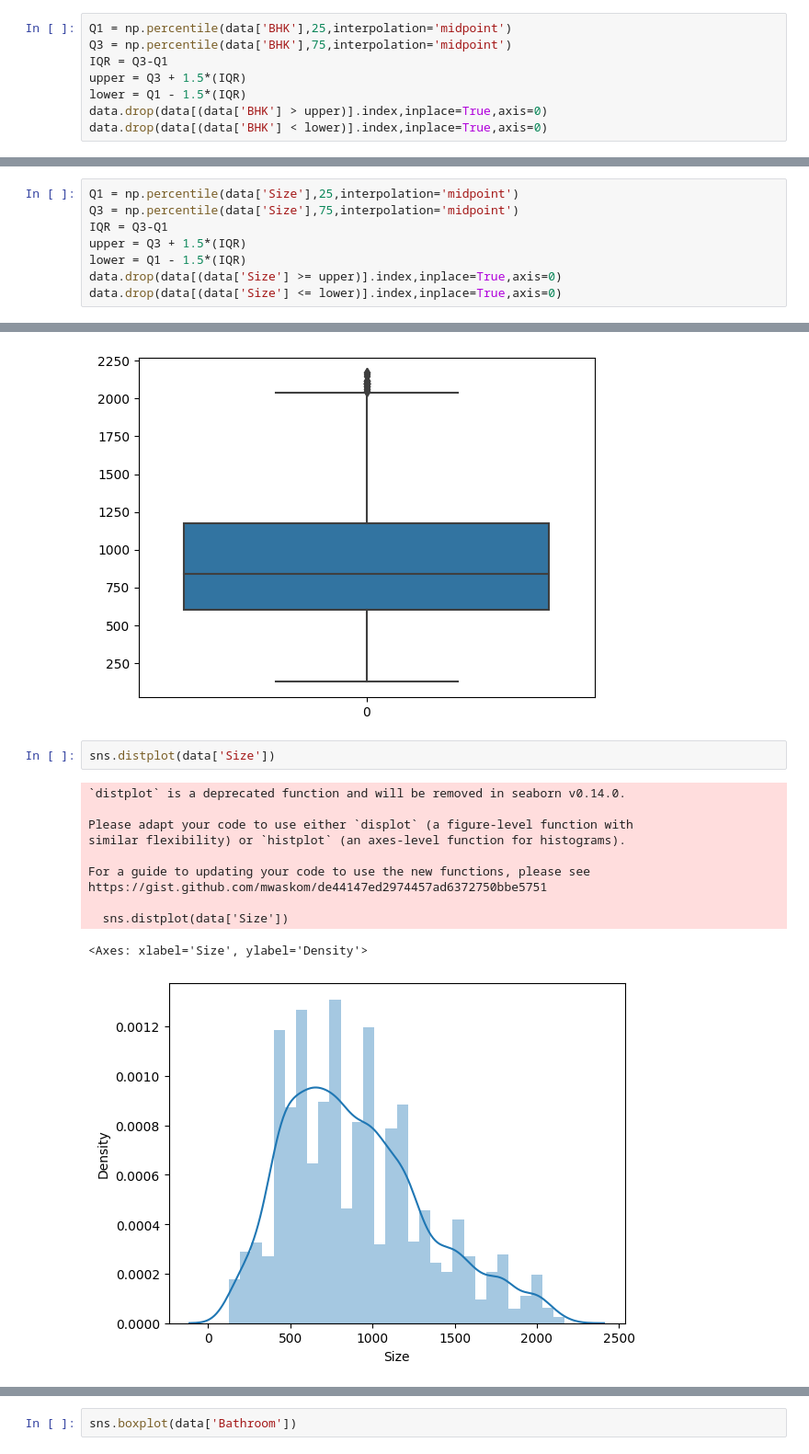
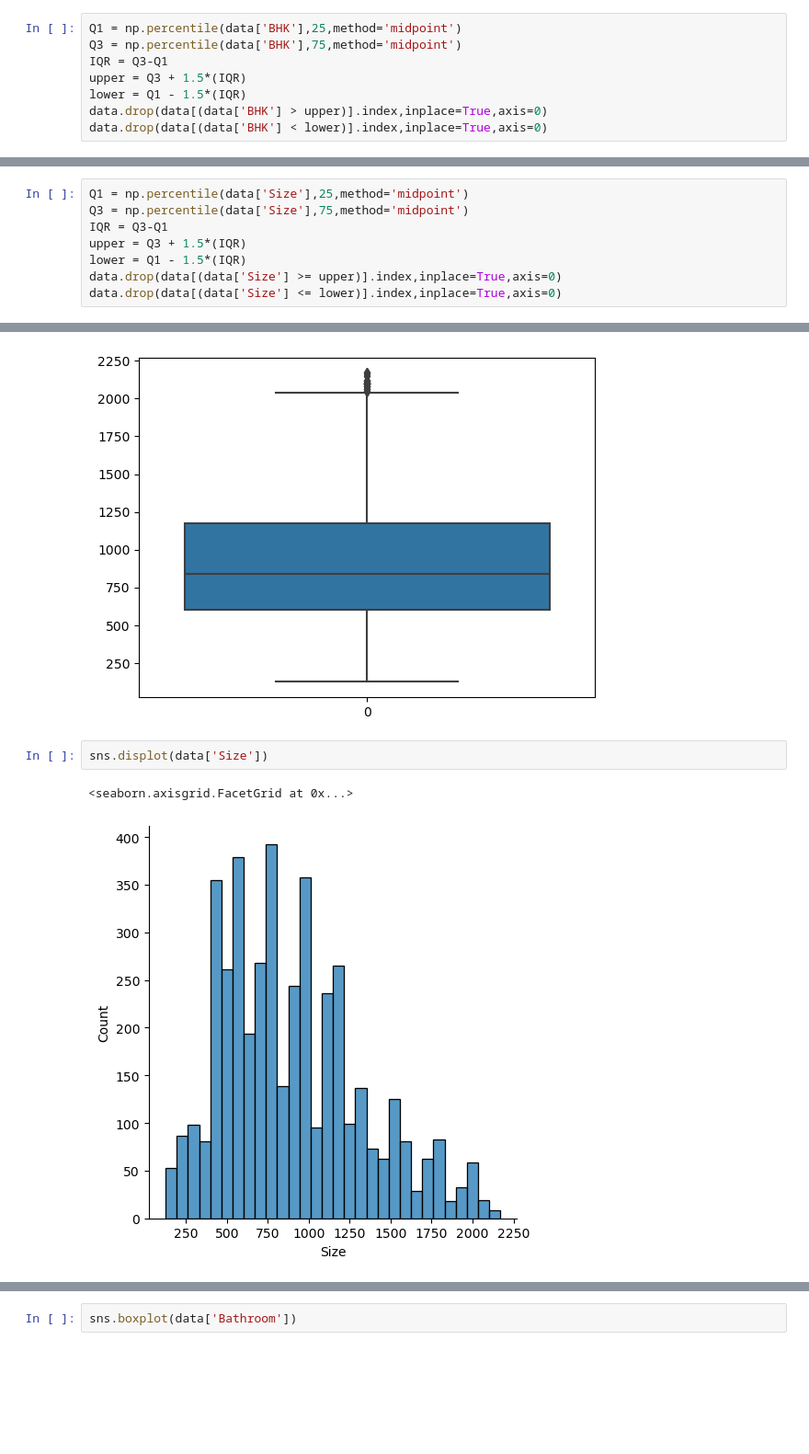
Before and after one commit to Chinmay575/House-Rent-Prediction, a Jupyter notebook: House_Rent_Pred_v4.ipynb, the cells around one changed output, grey strips where cells are left out. Shown at 92% size. Cells and saved outputs as stored; diff of their text form; blank space fills up the shorter version.

```diff
--- a/House_Rent_Pred_v4.ipynb
+++ b/House_Rent_Pred_v4.ipynb
@@ -153,8 +144,8 @@ sns.boxplot(data['BHK'])
 <Axes: >
 [figure]
 # %%
-Q1 = np.percentile(data['BHK'],25,interpolation='midpoint')
-Q3 = np.percentile(data['BHK'],75,interpolation='midpoint')
+Q1 = np.percentile(data['BHK'],25,method='midpoint')
+Q3 = np.percentile(data['BHK'],75,method='midpoint')
 IQR = Q3-Q1
 upper = Q3 + 1.5*(IQR)
 lower = Q1 - 1.5*(IQR)
@@ -204,8 +172,8 @@ sns.boxplot(data['Size'])
 <Axes: >
 [figure]
 # %%
-Q1 = np.percentile(data['Size'],25,interpolation='midpoint')
-Q3 = np.percentile(data['Size'],75,interpolation='midpoint')
+Q1 = np.percentile(data['Size'],25,method='midpoint')
+Q3 = np.percentile(data['Size'],75,method='midpoint')
 IQR = Q3-Q1
 upper = Q3 + 1.5*(IQR)
 lower = Q1 - 1.5*(IQR)
@@ -250,17 +197,8 @@ sns.boxplot(data['Size'])
 <Axes: >
 [figure]
 # %%
-sns.distplot(data['Size'])
+sns.displot(data['Size'])
 # %% [output]
-`distplot` is a deprecated function and will be removed in seaborn v0.14.0.
-
-Please adapt your code to use either `displot` (a figure-level function with
-similar flexibility) or `histplot` (an axes-level function for histograms).
-
-For a guide to updating your code to use the new functions, please see
-https://gist.github.com/mwaskom/de44147ed2974457ad6372750bbe5751
-
-  sns.distplot(data['Size'])
+<seaborn.axisgrid.FacetGrid at 0x...>
-<Axes: xlabel='Size', ylabel='Density'>
-[figure, old version]
+[figure, new version]
 # %%
```
Also changed, not shown: parts of 54 cells of this notebook, 3 other files.
